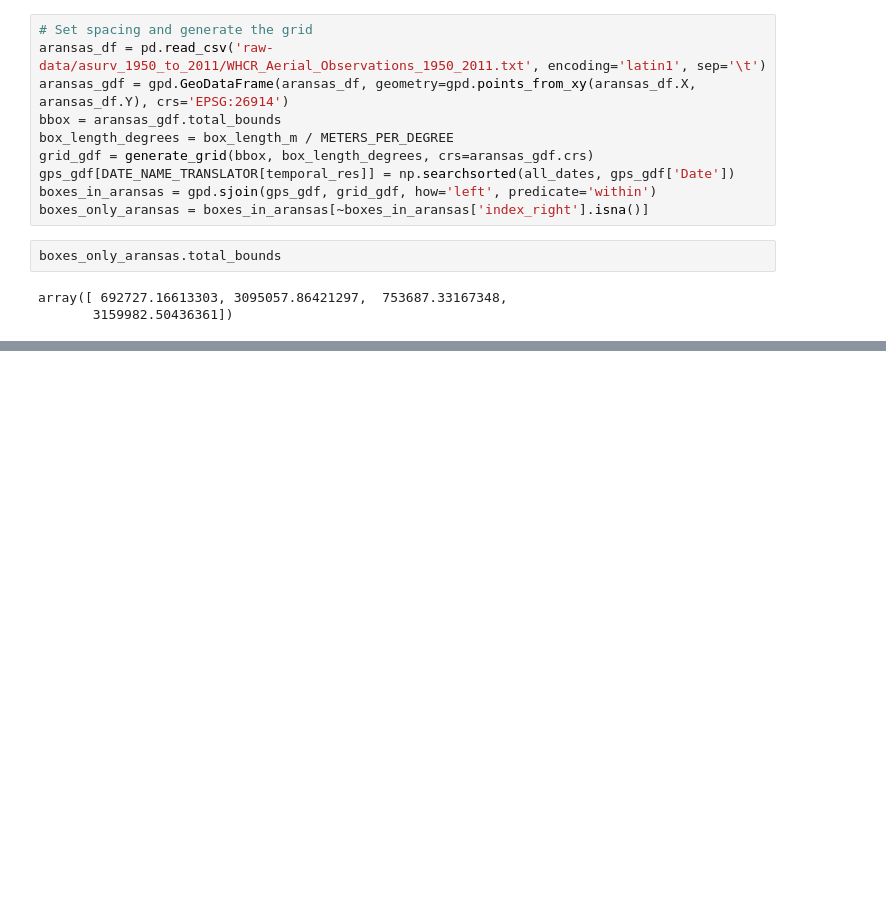
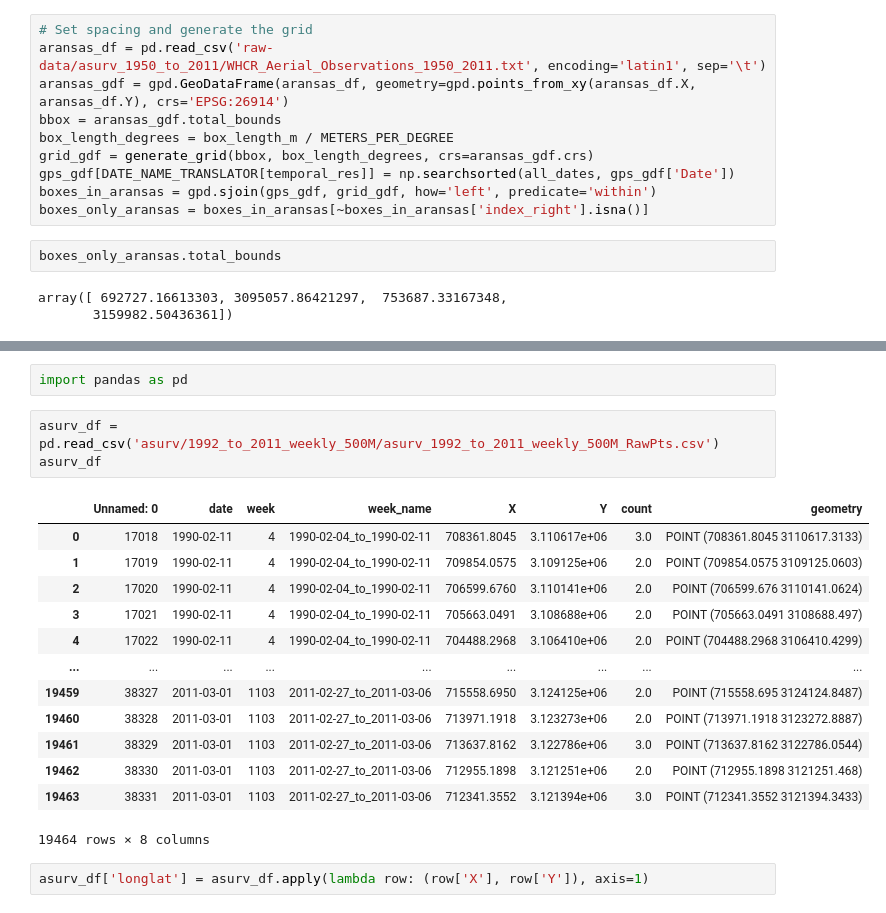
Before and after one commit to sammymuench/whooping_crane_cleaning_forecasting, a Jupyter notebook: tester.ipynb, the cells around one changed output, grey strips where cells are left out. Drawn from its saved outputs; the diff is of its cells as text; blank space fills up the shorter version.

```diff
--- a/tester.ipynb
+++ b/tester.ipynb
@@ -169,0 +209,21 @@ array([ 692727.16613303, 3095057.86421297,  753687.33167348,
+# %%
+import pandas as pd
+# %%
+asurv_df = pd.read_csv('asurv/1992_to_2011_weekly_500M/asurv_1992_to_2011_weekly_500M_RawPts.csv')
+asurv_df
+# %% [output]
+|  | Unnamed: 0 | date | week | week_name | X | Y | count | geometry |
+| 0 | 17018 | 1990-02-11 | 4 | 1990-02-04_to_1990-02-11 | 708361.8045 | 3.110617e+06 | 3.0 | POINT (708361.8045 3110617.3133) |
+| 1 | 17019 | 1990-02-11 | 4 | 1990-02-04_to_1990-02-11 | 709854.0575 | 3.109125e+06 | 2.0 | POINT (709854.0575 3109125.0603) |
+| 2 | 17020 | 1990-02-11 | 4 | 1990-02-04_to_1990-02-11 | 706599.6760 | 3.110141e+06 | 2.0 | POINT (706599.676 3110141.0624) |
+| 3 | 17021 | 1990-02-11 | 4 | 1990-02-04_to_1990-02-11 | 705663.0491 | 3.108688e+06 | 2.0 | POINT (705663.0491 3108688.497) |
+| 4 | 17022 | 1990-02-11 | 4 | 1990-02-04_to_1990-02-11 | 704488.2968 | 3.106410e+06 | 2.0 | POINT (704488.2968 3106410.4299) |
+| ... | ... | ... | ... | ... | ... | ... | ... | ... |
+| 19459 | 38327 | 2011-03-01 | 1103 | 2011-02-27_to_2011-03-06 | 715558.6950 | 3.124125e+06 | 2.0 | POINT (715558.695 3124124.8487) |
+| 19460 | 38328 | 2011-03-01 | 1103 | 2011-02-27_to_2011-03-06 | 713971.1918 | 3.123273e+06 | 2.0 | POINT (713971.1918 3123272.8887) |
+| 19461 | 38329 | 2011-03-01 | 1103 | 2011-02-27_to_2011-03-06 | 713637.8162 | 3.122786e+06 | 3.0 | POINT (713637.8162 3122786.0544) |
+| 19462 | 38330 | 2011-03-01 | 1103 | 2011-02-27_to_2011-03-06 | 712955.1898 | 3.121251e+06 | 2.0 | POINT (712955.1898 3121251.468) |
+| 19463 | 38331 | 2011-03-01 | 1103 | 2011-02-27_to_2011-03-06 | 712341.3552 | 3.121394e+06 | 3.0 | POINT (712341.3552 3121394.3433) |
+19464 rows × 8 columns
+# %%
+asurv_df['longlat'] = asurv_df.apply(lambda row: (row['X'], row['Y']), axis=1)
```
Also changed, not shown: parts of 11 cells of this notebook, 2 other files.
